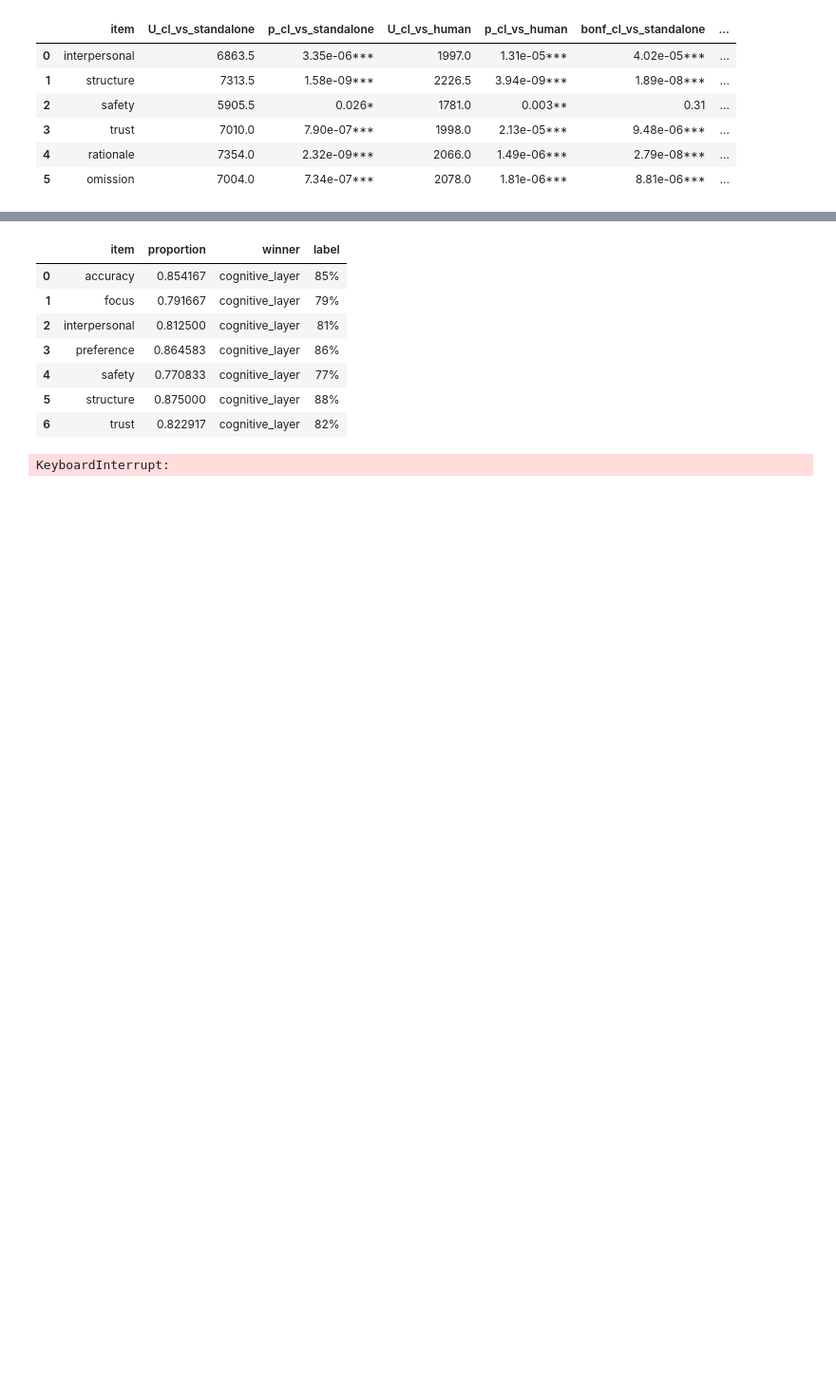
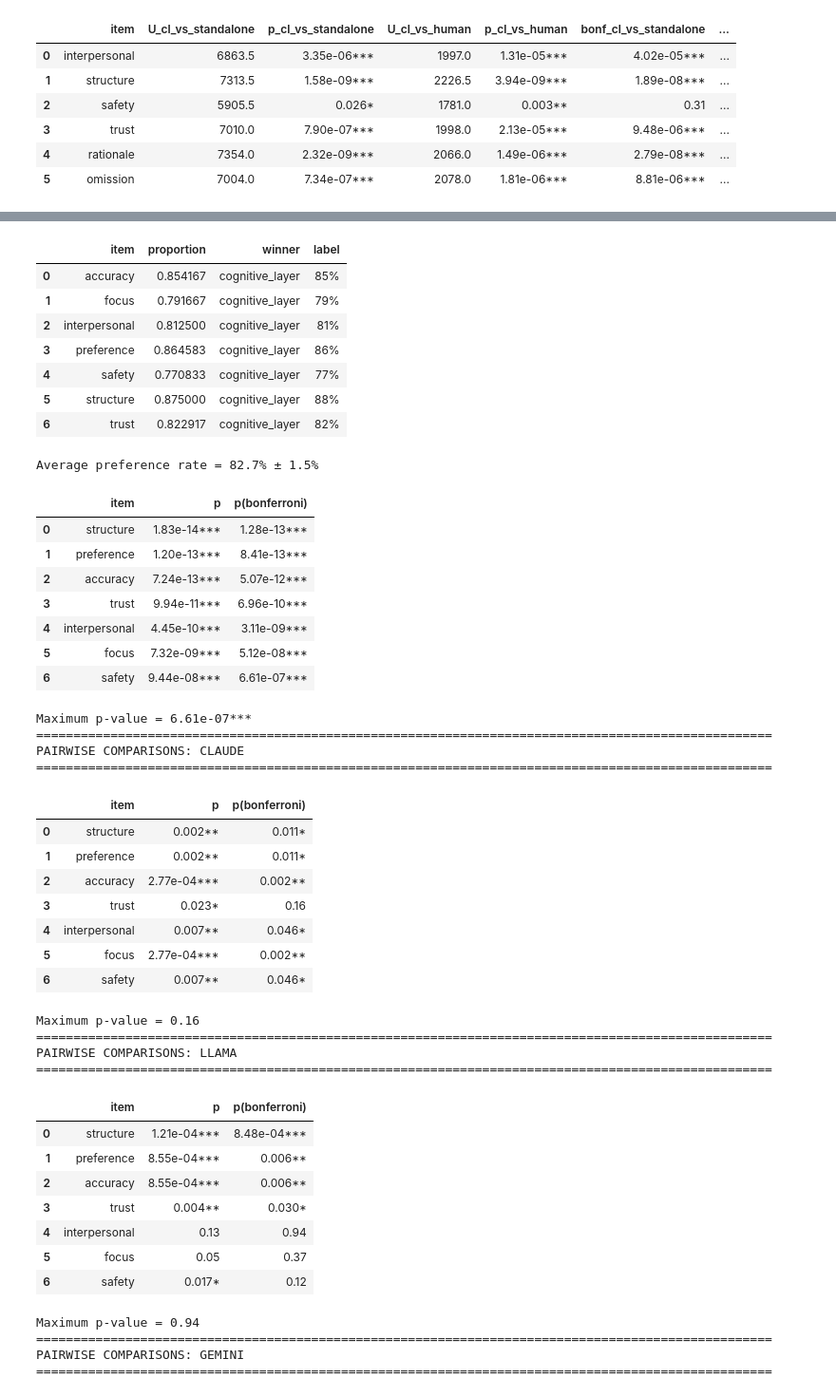
Before and after one commit to yunianan/study-2025-cognitive-layer, a Jupyter notebook: lib/study1_clinical_performance.ipynb, the cells around one changed output, grey strips where cells are left out. Shown at 95% size. Saved outputs shown, nothing was run; the diff lists cells and outputs as text; code cells hidden in the pictures; blank space fills up the shorter version.

```diff
--- a/lib/study1_clinical_performance.ipynb
+++ b/lib/study1_clinical_performance.ipynb
@@ -456,6 +458,10 @@ def stats_pairwise_comparisons(df,items):
 stats_pairwise_comparisons(df,items)
 
 # Plot
+import os
+results_dir = os.path.join(os.path.dirname(os.getcwd()), 'results')
+os.makedirs(results_dir, exist_ok=True)
+
 item_labels = {
     'structure': 'Session Structure',
     'preference': 'Better Clinical Practice',
@@ -490,7 +496,7 @@ def plot_pairwise_comparisons(summary,items,title='Pairwise comparisons'):
     return fig
 
 fig = plot_pairwise_comparisons(summary,items)
-fig.write_image('../results/pairwise_comparisons.svg',width=350,height=400)
+fig.write_image(os.path.join(results_dir, 'pairwise_comparisons.svg'), width=350, height=400)
 
 # Plot per LLM
 for model in ['claude','llama','gemini','gpt4']:
@@ -504,32 +510,68 @@ for model in ['claude','llama','gemini','gpt4']:
         .agg(lambda x: (x=='cognitive_layer').mean())
         .reset_index()
         .rename(columns={'winner':'proportion'})
         .assign(winner='cognitive_layer')
     )
 
     insert = summary.copy()
     insert['winner'] = 'standalone_llms'
     insert['proportion'] = 1 - summary['proportion']
 
     summary = pd.concat([
         summary,
         insert
     ]).reset_index(drop=True)
 
     summary['label'] = summary['proportion'].apply(lambda x: f"{x:.0%}")
     summary.loc[summary['winner']=='standalone_llms','label'] = ''
 
     stats_pairwise_comparisons(df.loc[df['model1']==model,],items)
 
     fig = plot_pairwise_comparisons(summary,items,title=f'Pairwise comparisons: {model}')
-    fig.write_image(f'../results/pairwise_comparisons_{model}.svg',width=350,height=400)
+    fig.write_image(os.path.join(results_dir, f'pairwise_comparisons_{model}.svg'), width=350, height=400)
 # %% [output]
 |  | item | proportion | winner | label |
 | 0 | accuracy | 0.854167 | cognitive_layer | 85% |
 | 1 | focus | 0.791667 | cognitive_layer | 79% |
 | 2 | interpersonal | 0.812500 | cognitive_layer | 81% |
 | 3 | preference | 0.864583 | cognitive_layer | 86% |
 | 4 | safety | 0.770833 | cognitive_layer | 77% |
 | 5 | structure | 0.875000 | cognitive_layer | 88% |
 | 6 | trust | 0.822917 | cognitive_layer | 82% |
-KeyboardInterrupt:
+Average preference rate = 82.7% ± 1.5%
+|  | item | p | p(bonferroni) |
+| 0 | structure | 1.83e-14*** | 1.28e-13*** |
+| 1 | preference | 1.20e-13*** | 8.41e-13*** |
+| 2 | accuracy | 7.24e-13*** | 5.07e-12*** |
+| 3 | trust | 9.94e-11*** | 6.96e-10*** |
+| 4 | interpersonal | 4.45e-10*** | 3.11e-09*** |
+| 5 | focus | 7.32e-09*** | 5.12e-08*** |
+| 6 | safety | 9.44e-08*** | 6.61e-07*** |
+Maximum p-value = 6.61e-07***
+===================================================================================================
+PAIRWISE COMPARISONS: CLAUDE
+===================================================================================================
+|  | item | p | p(bonferroni) |
+| 0 | structure | 0.002** | 0.011* |
+| 1 | preference | 0.002** | 0.011* |
+| 2 | accuracy | 2.77e-04*** | 0.002** |
+| 3 | trust | 0.023* | 0.16 |
+| 4 | interpersonal | 0.007** | 0.046* |
+| 5 | focus | 2.77e-04*** | 0.002** |
+| 6 | safety | 0.007** | 0.046* |
+Maximum p-value = 0.16
+===================================================================================================
+PAIRWISE COMPARISONS: LLAMA
+===================================================================================================
+|  | item | p | p(bonferroni) |
+| 0 | structure | 1.21e-04*** | 8.48e-04*** |
+| 1 | preference | 8.55e-04*** | 0.006** |
+| 2 | accuracy | 8.55e-04*** | 0.006** |
+| 3 | trust | 0.004** | 0.030* |
+| 4 | interpersonal | 0.13 | 0.94 |
+| 5 | focus | 0.05 | 0.37 |
+| 6 | safety | 0.017* | 0.12 |
+Maximum p-value = 0.94
+===================================================================================================
+PAIRWISE COMPARISONS: GEMINI
+===================================================================================================
```
Also changed, not shown: parts of 13 cells of this notebook, 1 other file.
